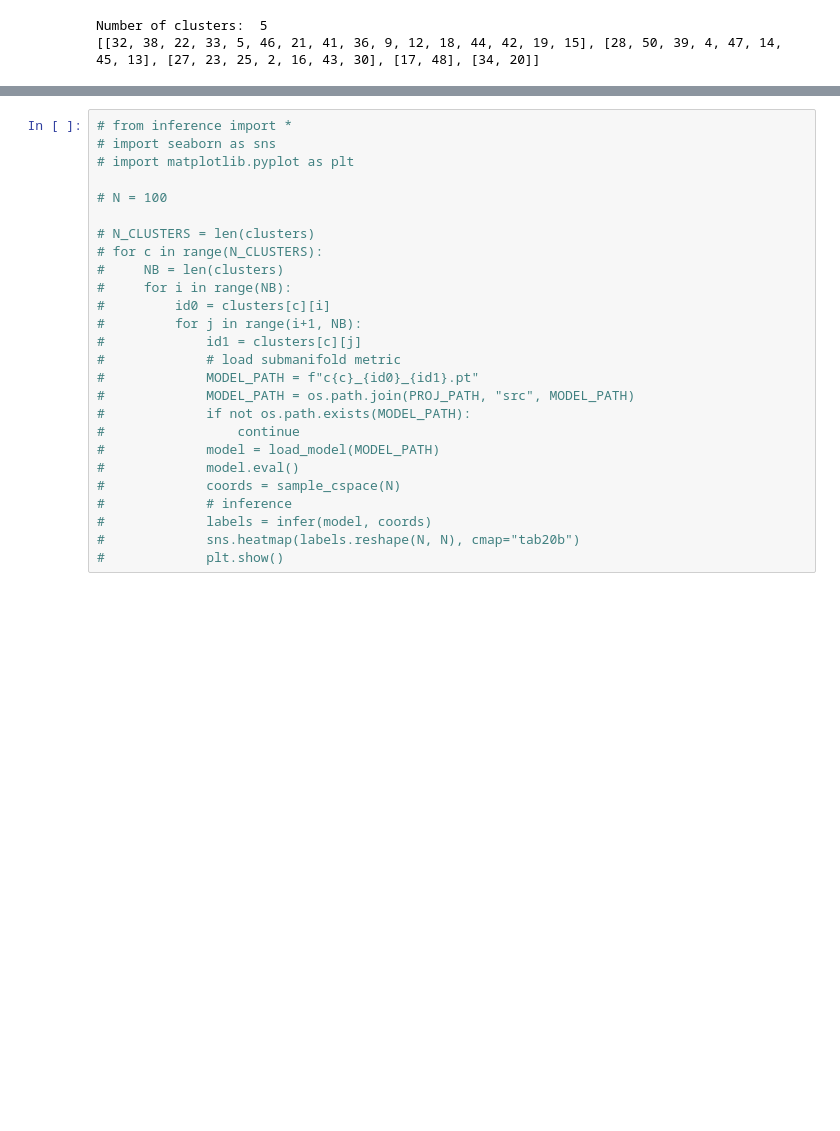
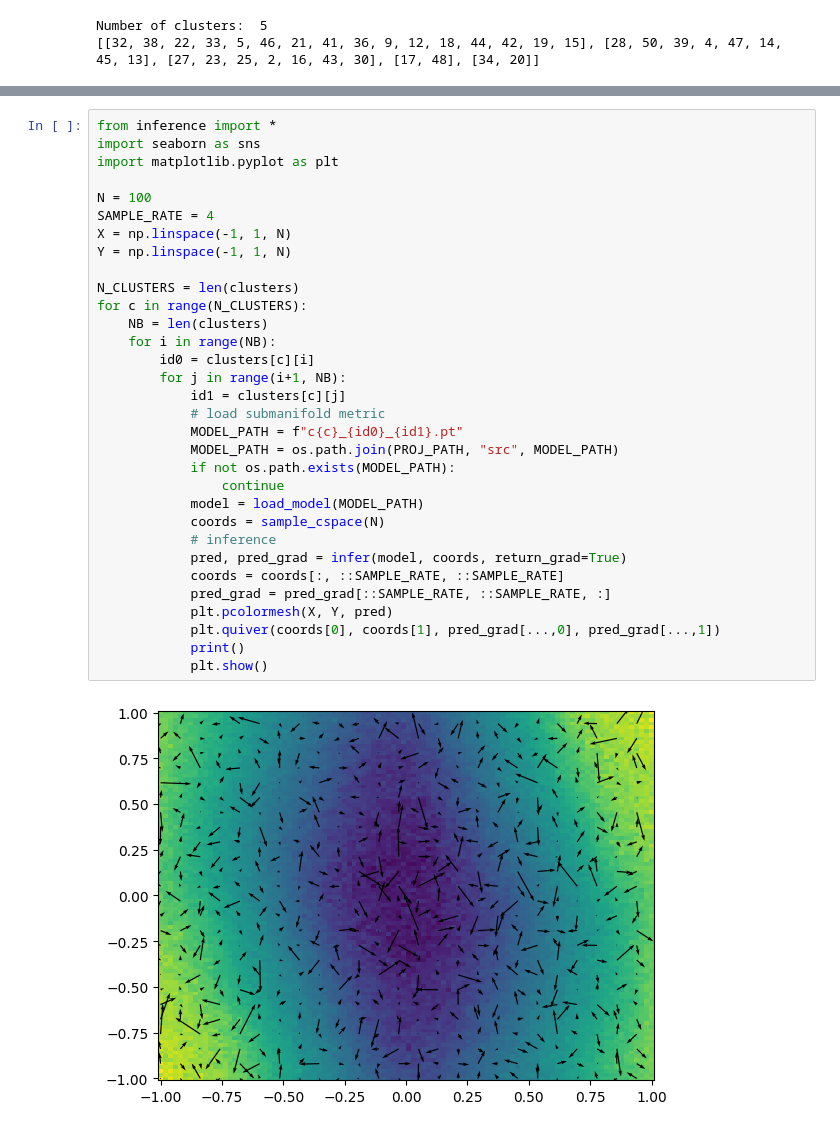
Before and after one commit to Zhecheng-Wang/facial-manifold-learning, a Jupyter notebook: src/submanifold.ipynb, the cells around one changed output, grey strips where cells are left out. Drawn from its saved outputs; the diff is of its cells as text; blank space fills up the shorter version.

```diff
--- a/src/submanifold.ipynb
+++ b/src/submanifold.ipynb
@@ -63,26 +56,34 @@ Computing C-space metric for cluster 1, blendshapes 34 and 20.
 # %%
-# from inference import *
-# import seaborn as sns
-# import matplotlib.pyplot as plt
+from inference import *
+import seaborn as sns
+import matplotlib.pyplot as plt
 
-# N = 100
+N = 100
+SAMPLE_RATE = 4
+X = np.linspace(-1, 1, N)
+Y = np.linspace(-1, 1, N)
 
-# N_CLUSTERS = len(clusters)
-# for c in range(N_CLUSTERS):
-#     NB = len(clusters)
-#     for i in range(NB):
-#         id0 = clusters[c][i]
-#         for j in range(i+1, NB):
-#             id1 = clusters[c][j]
-#             # load submanifold metric
-#             MODEL_PATH = f"c{c}_{id0}_{id1}.pt"
-#             MODEL_PATH = os.path.join(PROJ_PATH, "src", MODEL_PATH)
-#             if not os.path.exists(MODEL_PATH):
-#                 continue
-#             model = load_model(MODEL_PATH)
-#             model.eval()
-#             coords = sample_cspace(N)
-#             # inference
-#             labels = infer(model, coords)
-#             sns.heatmap(labels.reshape(N, N), cmap="tab20b")
-#             plt.show()
+N_CLUSTERS = len(clusters)
+for c in range(N_CLUSTERS):
+    NB = len(clusters)
+    for i in range(NB):
+        id0 = clusters[c][i]
+        for j in range(i+1, NB):
+            id1 = clusters[c][j]
+            # load submanifold metric
+            MODEL_PATH = f"c{c}_{id0}_{id1}.pt"
+            MODEL_PATH = os.path.join(PROJ_PATH, "src", MODEL_PATH)
+            if not os.path.exists(MODEL_PATH):
+                continue
+            model = load_model(MODEL_PATH)
+            coords = sample_cspace(N)
+            # inference
+            pred, pred_grad = infer(model, coords, return_grad=True)
+            coords = coords[:, ::SAMPLE_RATE, ::SAMPLE_RATE]
+            pred_grad = pred_grad[::SAMPLE_RATE, ::SAMPLE_RATE, :]
+            plt.pcolormesh(X, Y, pred)
+            plt.quiver(coords[0], coords[1], pred_grad[...,0], pred_grad[...,1])
+            print()
+            plt.show()
+# %% [output]
+[figure, added]
```
Also changed, not shown: parts of 2 cells of this notebook, 3 other files.
